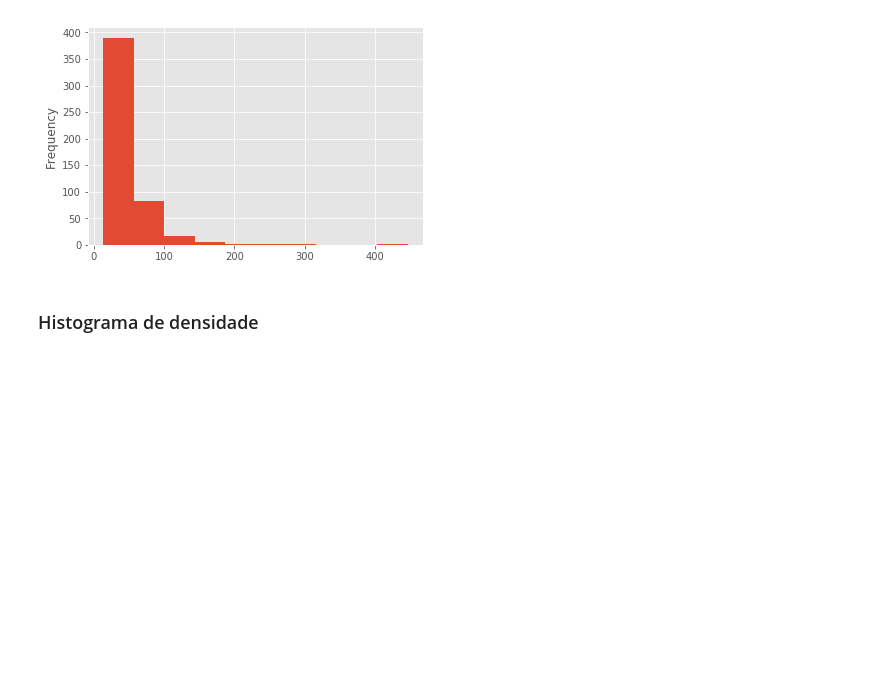
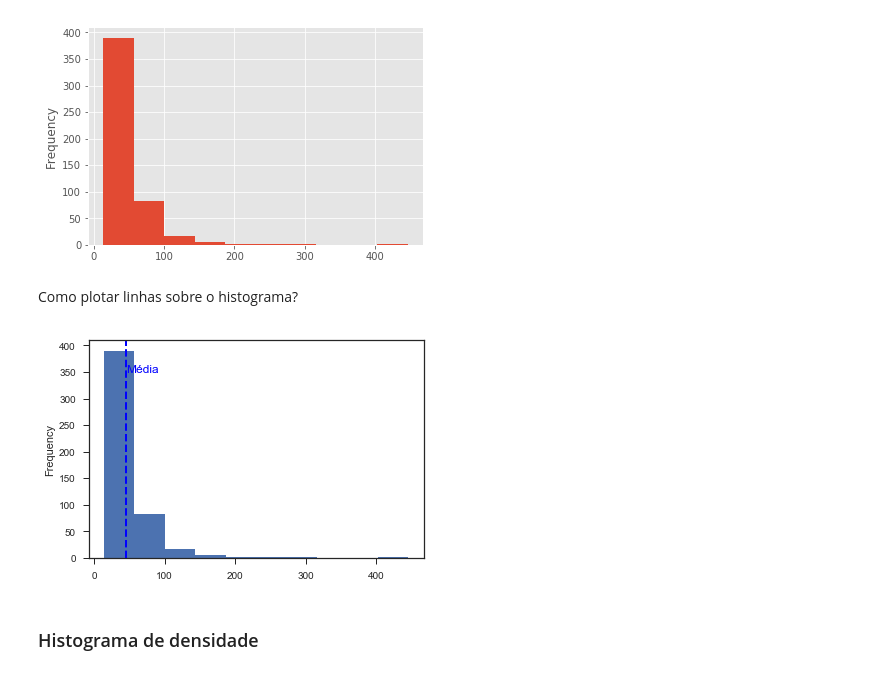
Before and after one commit to Insper/CD18, a Jupyter notebook: aula01_tutorial/TUTORIAL.ipynb, the cells around one changed output. Saved outputs shown, nothing was run; the diff lists cells and outputs as text; code cells hidden in the pictures; blank space fills up the shorter version.

```diff
--- a/aula01_tutorial/TUTORIAL.ipynb
+++ b/aula01_tutorial/TUTORIAL.ipynb
@@ -847,6 +847,20 @@ dados.RENDA.plot.hist()
 # %% [output]
 <matplotlib.axes._subplots.AxesSubplot at 0x...>
 [figure]
+# %% [markdown]
+Como plotar linhas sobre o histograma?
+# %%
+plot = dados.RENDA.plot.hist()
+
+
+def verticalLine(plot, x, y, color, nome):
+    plot.axvline(x, color=color, linestyle="dashed", linewidth=2)
+    plot.text(1.01*x, y, nome, color=color)
+
+
+verticalLine(plot, dados.RENDA.mean(), 350, "b", "Média")
+# %% [output]
+[figure, added]
 # %% [markdown]
 ### Histograma de densidade
 # %%
```
